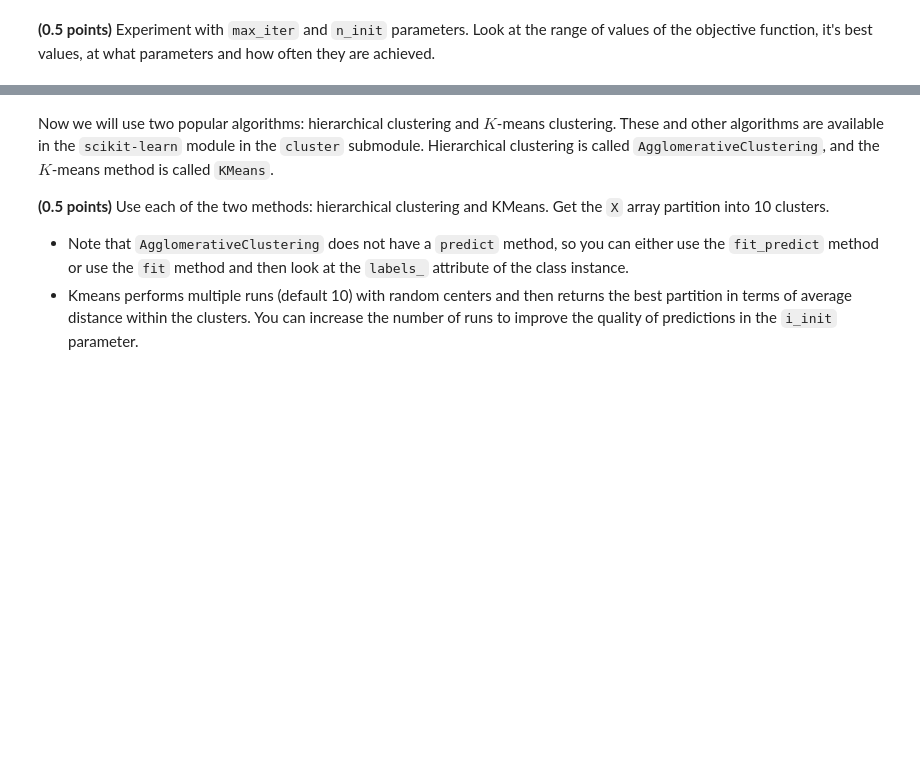
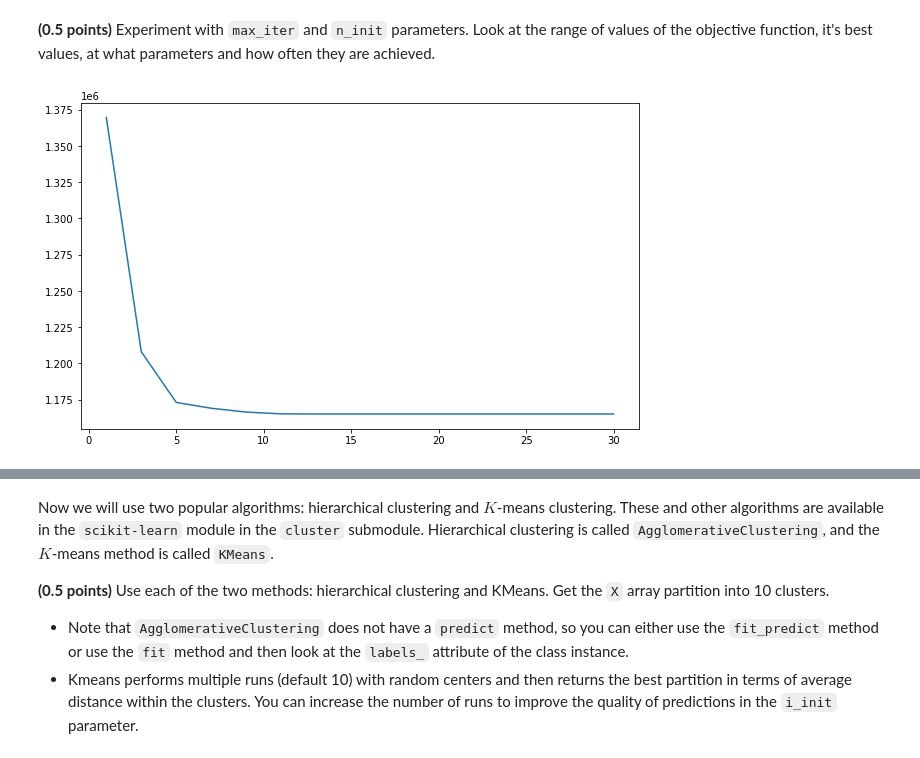
Before and after one commit to tanyashagova/ml_homework_clustering, a Jupyter notebook: clustering.ipynb, the cells around one changed output, grey strips where cells are left out. Drawn from its saved outputs; the diff is of its cells as text; code cells hidden in the pictures; blank space fills up the shorter version.

```diff
--- a/clustering.ipynb
+++ b/clustering.ipynb
@@ -179,3 +300,15 @@ for ax, image in zip(axes.flatten(), model1.cluster_centers_):
 [figure]
 # %% [markdown]
 **(0.5 points)** Experiment with `max_iter` and `n_init` parameters. Look at the range of values of the objective function, it's best values, at what parameters and how often they are achieved.
+# %%
+MAX_ITER = [1, 3, 5, 7, 9, 11, 13, 15, 20, 30]
+objective = []
+for max_iter in MAX_ITER:
+    model = CustomKMeans(n_clusters=10, max_iter=max_iter, n_init=10).fit(X)
+    objective.append(model.objective_function_)
+
+plt.figure(figsize=(10, 6))
+plt.plot(MAX_ITER, objective)
+plt.show()
+# %% [output]
+[figure, added]
```
Also changed, not shown: parts of 63 cells of this notebook.
